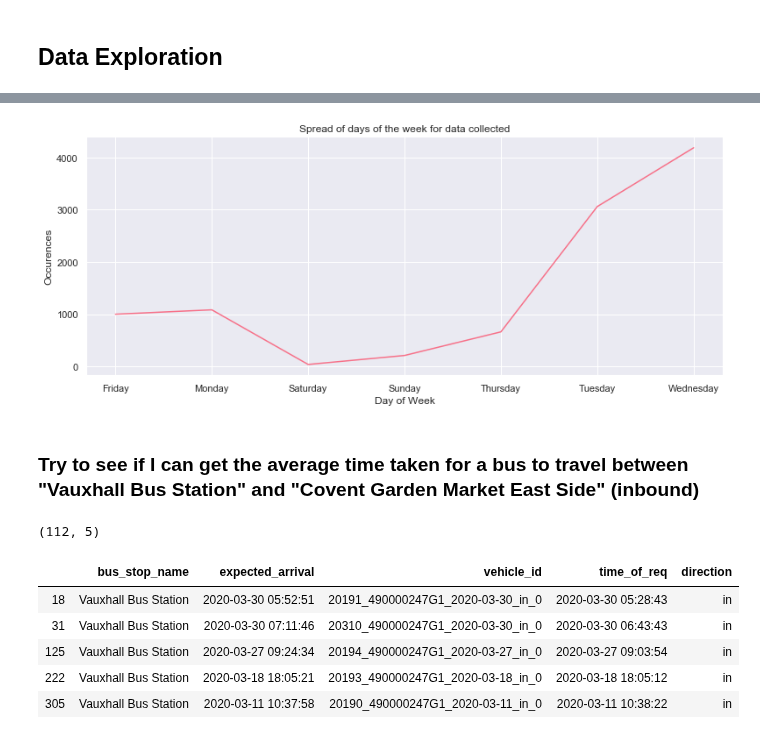
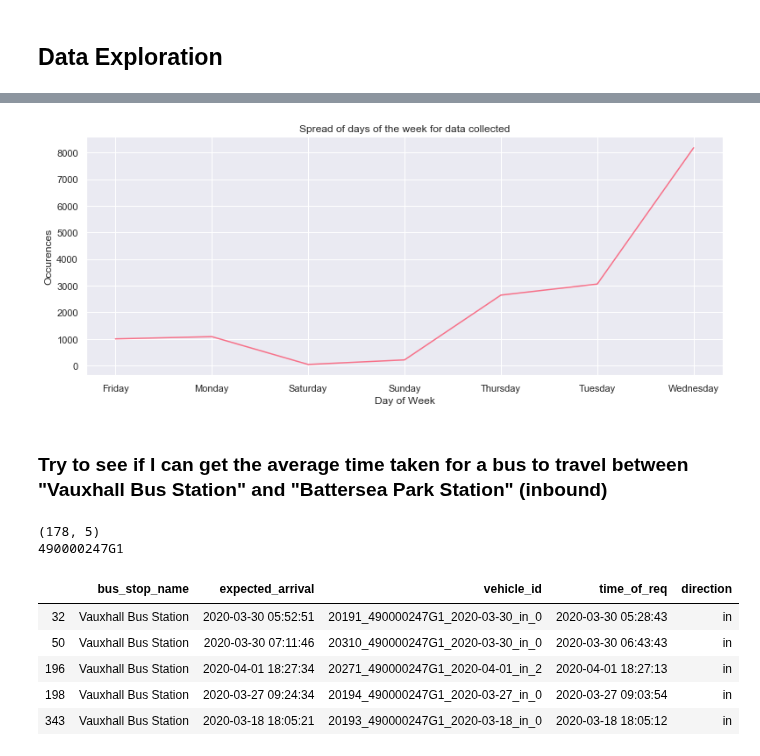
Before and after one commit to serenelc/individual-project-beng, a Jupyter notebook: data-analytics.ipynb, the cells around one changed output, grey strips where cells are left out. Cells and saved outputs as stored; diff of their text form; code cells hidden in the pictures.

```diff
--- a/data-analytics.ipynb
+++ b/data-analytics.ipynb
@@ -20,7 +20,7 @@ sns.set_palette(sns.color_palette(my_palette))
 # %% [markdown]
 ## Data Exploration
 # %%
-data = pd.read_csv("data/452 01-04-20.csv")
+data = pd.read_csv("data/452 02-04-20.csv")
 print(data.shape)
 data.head()
 # %% [output]
@@ -86,18 +86,21 @@ ax.set_xlabel("Day of Week")
 ax.set_ylabel("Occurences")
 plt.show()
 # %% [output]
-[figure, old version]
+[figure, new version]
 # %% [markdown]
-### Try to see if I can get the average time taken for a bus to travel between "Vauxhall Bus Station" and "Covent Garden Market East Side" (inbound)
+### Try to see if I can get the average time taken for a bus to travel between "Vauxhall Bus Station" and "Battersea Park Station" (inbound)
 # %%
 vauxhall = data.loc[(data['bus_stop_name'] == 'Vauxhall Bus Station') & (data['direction'] == 'in')]
+[_, vauxhall_id, _, _, _] = vauxhall.iloc[0]['vehicle_id'].split('_')
 print(vauxhall.shape)
+print(vauxhall_id)
 vauxhall.head()
 # %% [output]
-(112, 5)
+(178, 5)
+490000247G1
 |  | bus_stop_name | expected_arrival | vehicle_id | time_of_req | direction |
-| 18 | Vauxhall Bus Station | 2020-03-30 05:52:51 | 20191_490000247G1_2020-03-30_in_0 | 2020-03-30 05:28:43 | in |
-| 31 | Vauxhall Bus Station | 2020-03-30 07:11:46 | 20310_490000247G1_2020-03-30_in_0 | 2020-03-30 06:43:43 | in |
-| 125 | Vauxhall Bus Station | 2020-03-27 09:24:34 | 20194_490000247G1_2020-03-27_in_0 | 2020-03-27 09:03:54 | in |
-| 222 | Vauxhall Bus Station | 2020-03-18 18:05:21 | 20193_490000247G1_2020-03-18_in_0 | 2020-03-18 18:05:12 | in |
-| 305 | Vauxhall Bus Station | 2020-03-11 10:37:58 | 20190_490000247G1_2020-03-11_in_0 | 2020-03-11 10:38:22 | in |
+| 32 | Vauxhall Bus Station | 2020-03-30 05:52:51 | 20191_490000247G1_2020-03-30_in_0 | 2020-03-30 05:28:43 | in |
+| 50 | Vauxhall Bus Station | 2020-03-30 07:11:46 | 20310_490000247G1_2020-03-30_in_0 | 2020-03-30 06:43:43 | in |
+| 196 | Vauxhall Bus Station | 2020-04-01 18:27:34 | 20271_490000247G1_2020-04-01_in_2 | 2020-04-01 18:27:13 | in |
+| 198 | Vauxhall Bus Station | 2020-03-27 09:24:34 | 20194_490000247G1_2020-03-27_in_0 | 2020-03-27 09:03:54 | in |
+| 343 | Vauxhall Bus Station | 2020-03-18 18:05:21 | 20193_490000247G1_2020-03-18_in_0 | 2020-03-18 18:05:12 | in |
```
Also changed, not shown: parts of 9 cells of this notebook, 6 other files.
